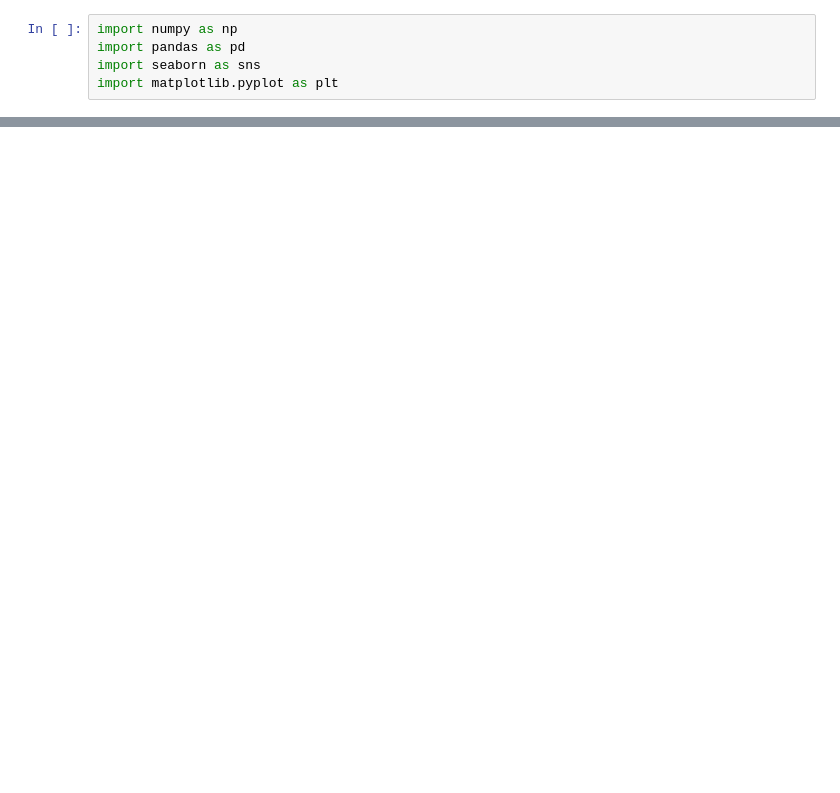
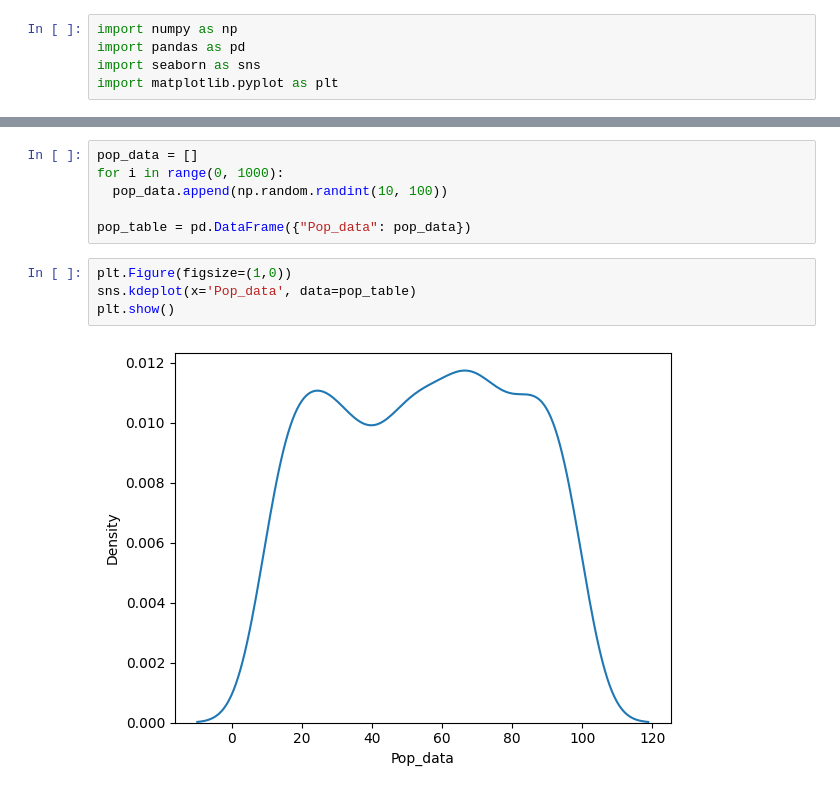
Before and after one commit to pratik6266/Python, a Jupyter notebook: Data_Science/06_central_limit_theorm.ipynb, the cells around one changed output, grey strips where cells are left out. Cells and saved outputs as stored; diff of their text form; blank space fills up the shorter version.

```diff
--- a/Data_Science/06_central_limit_theorm.ipynb
+++ b/Data_Science/06_central_limit_theorm.ipynb
@@ -14,0 +6,12 @@ dataset.head(3)
+# %%
+pop_data = []
+for i in range(0, 1000):
+  pop_data.append(np.random.randint(10, 100))
+
+pop_table = pd.DataFrame({"Pop_data": pop_data})
+# %%
+plt.Figure(figsize=(1,0))
+sns.kdeplot(x='Pop_data', data=pop_table)
+plt.show()
+# %% [output]
+[figure, added]
```
Also changed, not shown: parts of 7 cells of this notebook.
